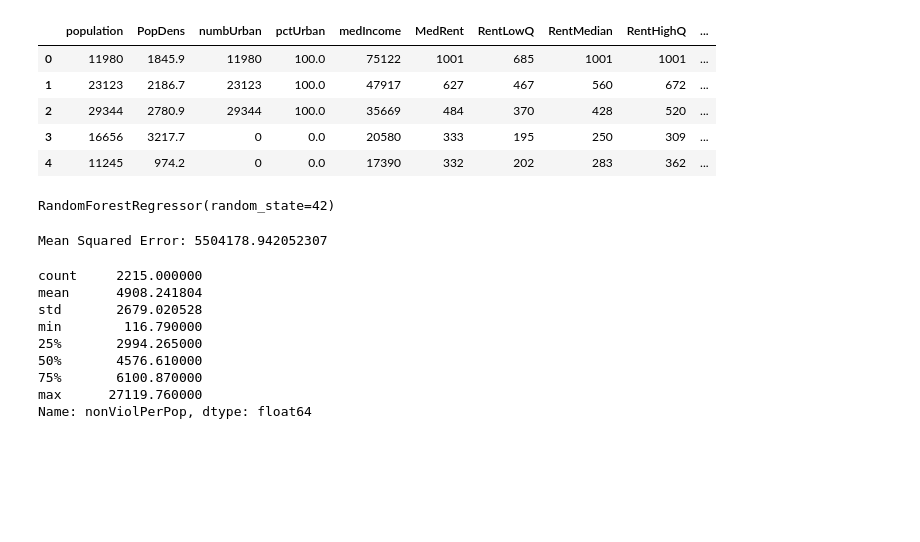
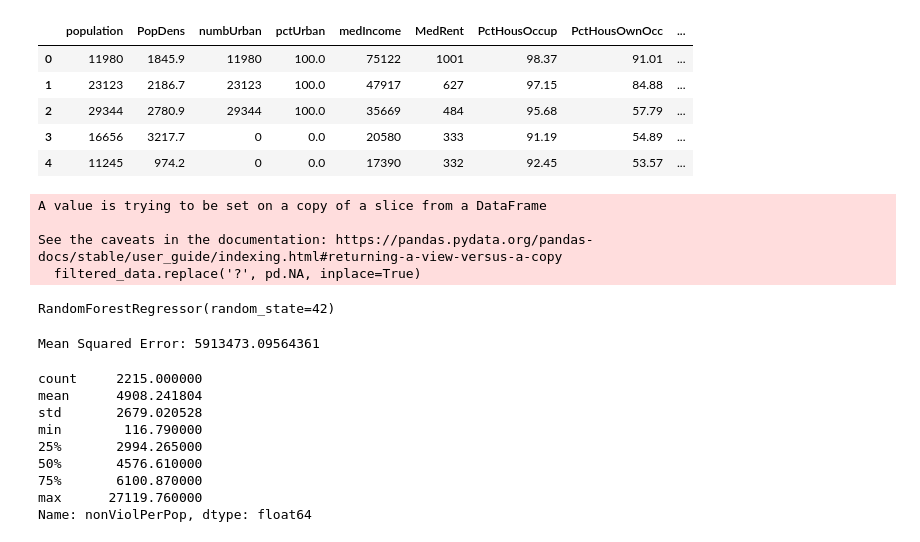
Before and after one commit to WaveEmotion/3601, a Jupyter notebook: Crime Notebook.ipynb, the cells around one changed output. Saved outputs shown, nothing was run; the diff lists cells and outputs as text; code cells hidden in the pictures; blank space fills up the shorter version.

```diff
--- a/Crime Notebook.ipynb
+++ b/Crime Notebook.ipynb
@@ -17,27 +9,30 @@ data = pd.read_csv("crimedata2.csv", encoding='ISO-8859-1')
 # %%
 # all the features we put on the "new lit review" file, may make multiple models depending on which is most accurate.
 features = [
-    'population', 'PopDens', 'numbUrban', 'pctUrban', 'medIncome', 'MedRent',
-    'RentLowQ', 'RentMedian', 'RentHighQ', 'PctHousOccup', 'PctHousOwnOcc',
-    'PersPerOwnOccHous', 'PersPerRentOccHous', 'HousVacant', 'NumInShelters',
-    'NumStreet', 'racepctblack', 'racePctWhite', 'racePctAsian', 'racePctHisp'
+    'population', 'PopDens', 'numbUrban', 'pctUrban', 'medIncome', 'MedRent', 'PctHousOccup', 'PctHousOwnOcc',
+    'PersPerOwnOccHous', 'PersPerRentOccHous'
 ]
 
 # the dataset with all the features we are going to use
 filtered_data = data[features]
 filtered_data.head()
 # %% [output]
-|  | population | PopDens | numbUrban | pctUrban | medIncome | MedRent | RentLowQ | RentMedian | RentHighQ | ... |
-| 0 | 11980 | 1845.9 | 11980 | 100.0 | 75122 | 1001 | 685 | 1001 | 1001 | ... |
-| 1 | 23123 | 2186.7 | 23123 | 100.0 | 47917 | 627 | 467 | 560 | 672 | ... |
-| 2 | 29344 | 2780.9 | 29344 | 100.0 | 35669 | 484 | 370 | 428 | 520 | ... |
-| 3 | 16656 | 3217.7 | 0 | 0.0 | 20580 | 333 | 195 | 250 | 309 | ... |
-| 4 | 11245 | 974.2 | 0 | 0.0 | 17390 | 332 | 202 | 283 | 362 | ... |
+|  | population | PopDens | numbUrban | pctUrban | medIncome | MedRent | PctHousOccup | PctHousOwnOcc | ... |
+| 0 | 11980 | 1845.9 | 11980 | 100.0 | 75122 | 1001 | 98.37 | 91.01 | ... |
+| 1 | 23123 | 2186.7 | 23123 | 100.0 | 47917 | 627 | 97.15 | 84.88 | ... |
+| 2 | 29344 | 2780.9 | 29344 | 100.0 | 35669 | 484 | 95.68 | 57.79 | ... |
+| 3 | 16656 | 3217.7 | 0 | 0.0 | 20580 | 333 | 91.19 | 54.89 | ... |
+| 4 | 11245 | 974.2 | 0 | 0.0 | 17390 | 332 | 92.45 | 53.57 | ... |
 # %%
 # replacing ?'s, chaning data types to float, and replacing null values with the mean.
 filtered_data.replace('?', pd.NA, inplace=True)
 filtered_data = filtered_data.astype(float)
 filtered_data.fillna(filtered_data.mean(), inplace=True)
+# %% [output]
+A value is trying to be set on a copy of a slice from a DataFrame
+
+See the caveats in the documentation: https://pandas.pydata.org/pandas-docs/stable/user_guide/indexing.html#returning-a-view-versus-a-copy
+  filtered_data.replace('?', pd.NA, inplace=True)
 # %%
 # same thing with y
 y = data['nonViolPerPop'].replace('?', pd.NA)
@@ -59,7 +54,7 @@ y_pred = model.predict(X_test)
 mse = mean_squared_error(y_test, y_pred)
 print(f"Mean Squared Error: {mse}")
 # %% [output]
-Mean Squared Error: 5504178.942052307
+Mean Squared Error: 5913473.09564361
 # %%
 # describes our target variable
 print(y.describe())
```
Also changed, not shown: parts of 3 cells of this notebook.
